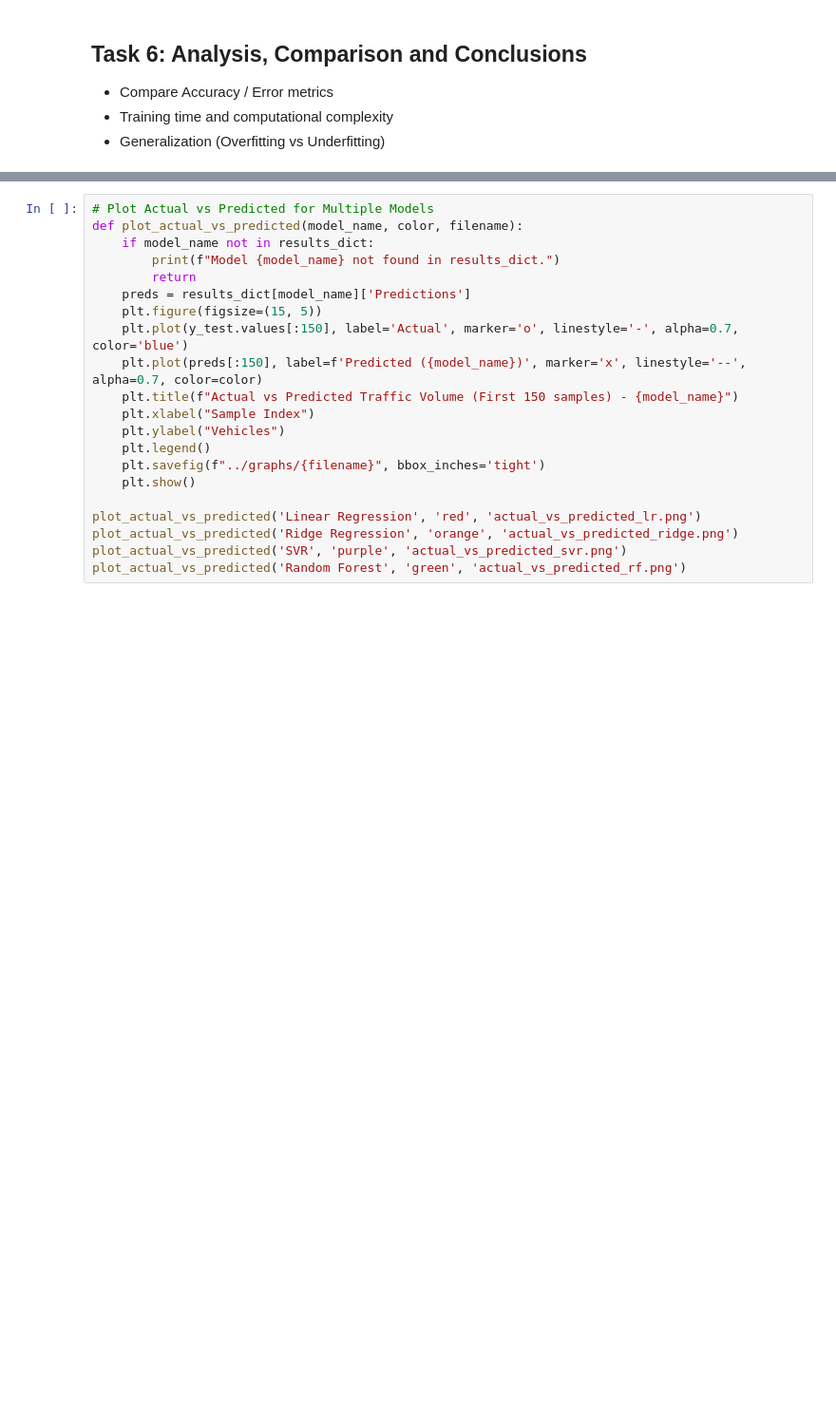
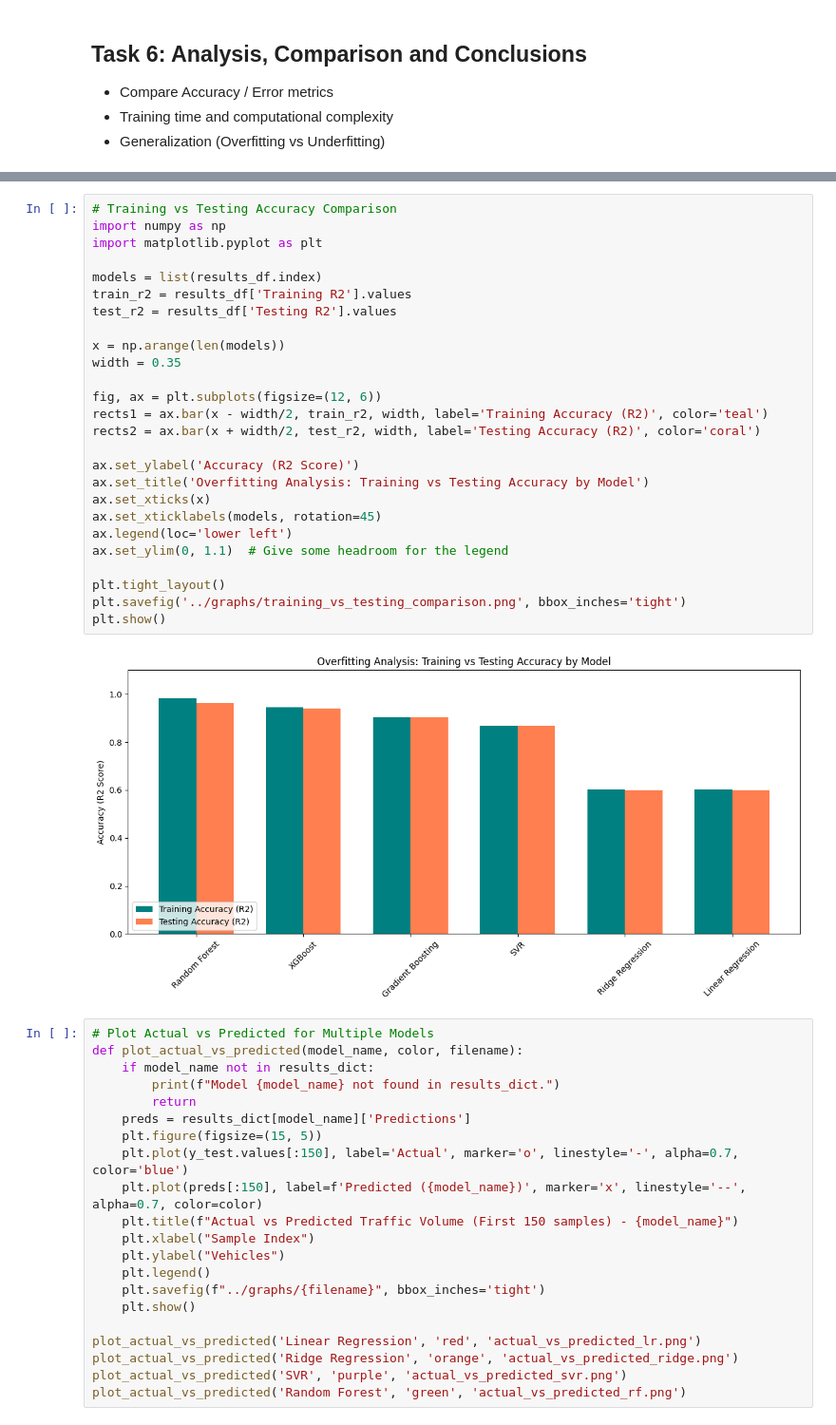
Before and after one commit to Piyush-ouch/traffic_prediction, a Jupyter notebook: notebooks/updated_traffic_prediction_v2.ipynb, the cells around one changed output, grey strips where cells are left out. Shown at 95% size. Drawn from its saved outputs; the diff is of its cells as text; blank space fills up the shorter version.

Commit message:
Add Training vs Testing Accuracy comparison graph to notebook

```diff
--- a/notebooks/updated_traffic_prediction_v2.ipynb
+++ b/notebooks/updated_traffic_prediction_v2.ipynb
@@ -237,4 +237,32 @@ plt.show()
 [figure]
+# %%
+# Training vs Testing Accuracy Comparison
+import numpy as np
+import matplotlib.pyplot as plt
+
+models = list(results_df.index)
+train_r2 = results_df['Training R2'].values
+test_r2 = results_df['Testing R2'].values
+
+x = np.arange(len(models))
+width = 0.35
+
+fig, ax = plt.subplots(figsize=(12, 6))
+rects1 = ax.bar(x - width/2, train_r2, width, label='Training Accuracy (R2)', color='teal')
+rects2 = ax.bar(x + width/2, test_r2, width, label='Testing Accuracy (R2)', color='coral')
+
+ax.set_ylabel('Accuracy (R2 Score)')
+ax.set_title('Overfitting Analysis: Training vs Testing Accuracy by Model')
+ax.set_xticks(x)
+ax.set_xticklabels(models, rotation=45)
+ax.legend(loc='lower left')
+ax.set_ylim(0, 1.1)  # Give some headroom for the legend
+
+plt.tight_layout()
+plt.savefig('../graphs/training_vs_testing_comparison.png', bbox_inches='tight')
+plt.show()
+# %% [output]
+[figure, added]
 # %%
 # Plot Actual vs Predicted for Multiple Models
 def plot_actual_vs_predicted(model_name, color, filename):
```
Also changed, not shown: parts of 3 cells of this notebook, 2 other files.
